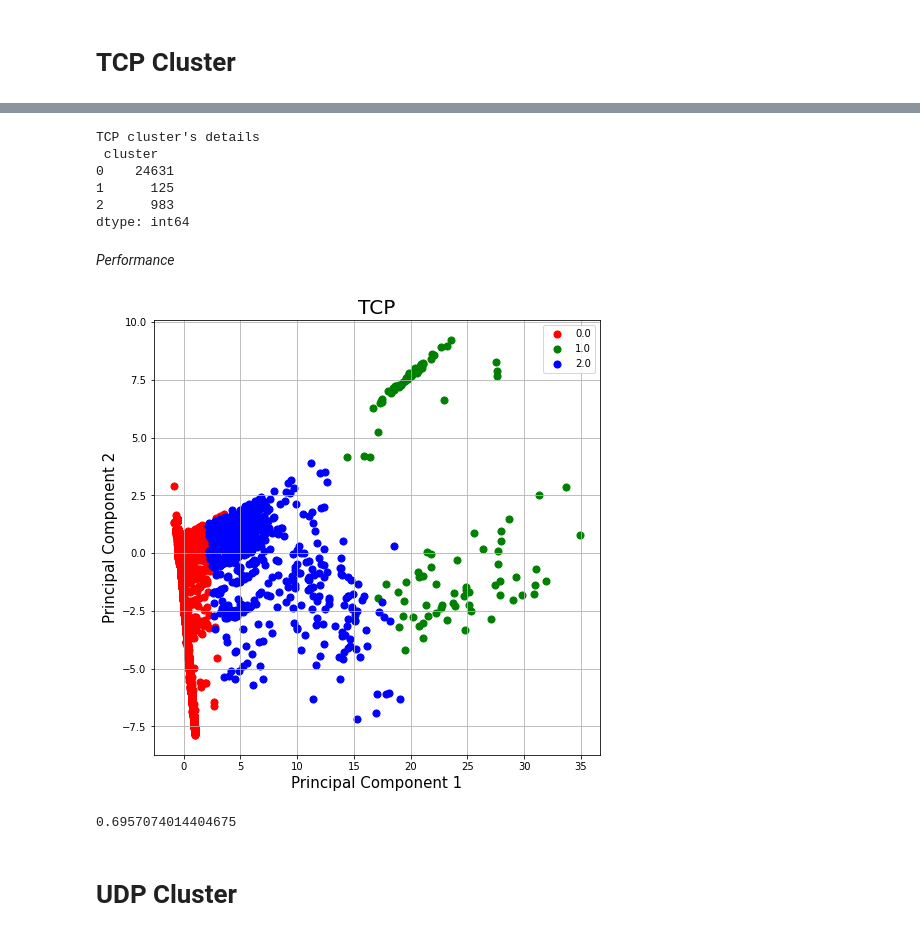
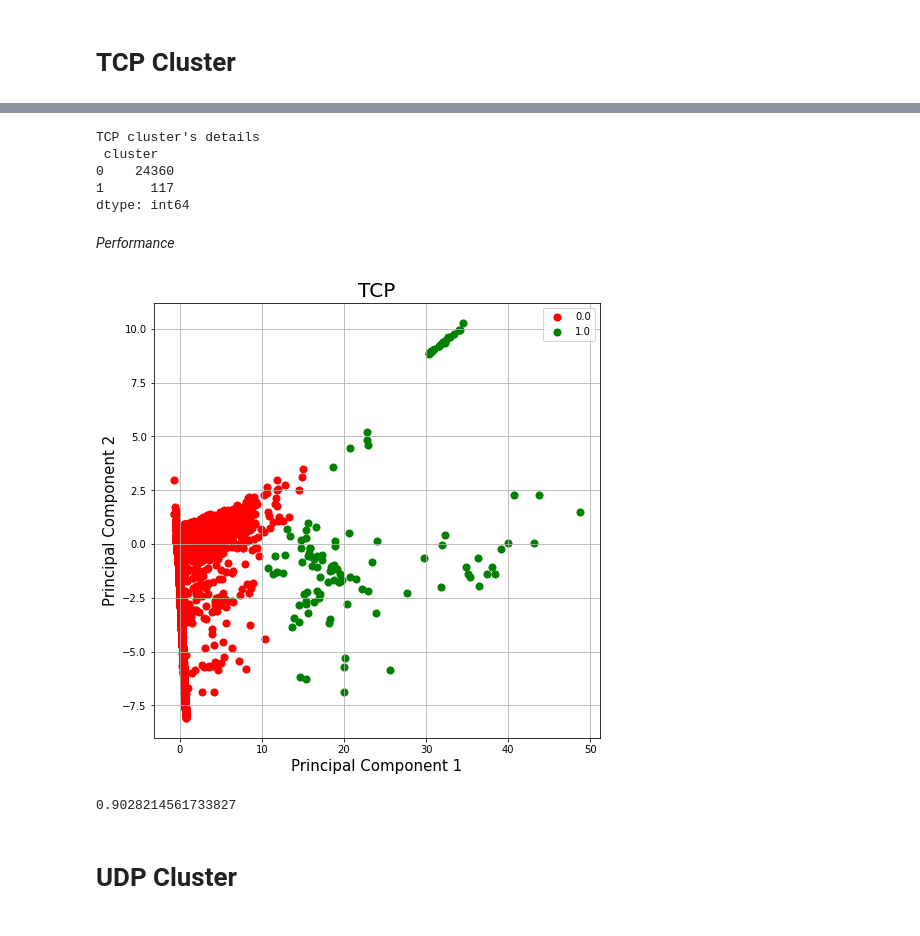
Before and after one commit to CyberSecLabBS/Honeypot_analysis, a Jupyter notebook: 3a_Progetto_Sicurezza_informatica_KMEANS.ipynb, the cells around one changed output, grey strips where cells are left out. Cells and saved outputs as stored; diff of their text form; code cells hidden in the pictures.

```diff
--- a/3a_Progetto_Sicurezza_informatica_KMEANS.ipynb
+++ b/3a_Progetto_Sicurezza_informatica_KMEANS.ipynb
@@ -71,6 +71,7 @@ def choose_window(proto):
 
   return window_chosen
 
+
 #read data
 def read_data(fname):
   stream = os.popen("find . -name '%s'" % fname)
@@ -80,12 +81,19 @@ def read_data(fname):
   return data_original
 
 
+#set optimal cluster parameters
+class Cluster_parameters:
+    def __init__(self, num_cluster=3):
+        self.num_cluster = num_cluster
+
+
 #display created clusters
-def print_clusters(df, num_cluster=10, title=''):
+def print_clusters(df, labels, num_cluster=10, title=''):
   pca = PCA(n_components=2)
   principalComponents = pca.fit_transform(df)
   principalDf = pd.DataFrame(data = principalComponents, columns = ['principal component 1', 'principal component 2'])
-  final_df = pd.concat([principalDf, df[['cluster']]], axis = 1)
+  labels_df = pd.DataFrame(labels, columns=['cluster'])
+  final_df = pd.concat([principalDf, labels_df[['cluster']]], axis = 1)
   final_df.dropna(inplace=True)
   fig = plt.figure(figsize = (8,8))
   ax = fig.add_subplot(1,1,1)
@@ -108,28 +116,22 @@ def print_clusters(df, num_cluster=10, title=''):
   ax.grid()
 
 
-def cluster(df, features, _n_clusters=4):
+# calculate clusters
+def cluster(df, features, _n_clusters=3):
   #rescaling dataset and setting feature
   df_rescaled = pd.DataFrame(StandardScaler().fit_transform(df), columns=df.columns)
 
-  #clusters creation with BIRCH
-  kmeans = KMeans(_n_clusters)
+  #clusters creation with k-means
+  kmeans = KMeans(n_clusters=_n_clusters)
 
   labels = kmeans.fit_predict(df_rescaled[features])
   #label assignment
   df_rescaled['cluster'] = labels
-  df['cluster'] = labels
 
   #calculate clusters' size
   detail = df_rescaled.groupby(['cluster']).size()
 
-  return df_rescaled, labels, detail, df
-
-
-#set optimal cluster parameters
-class Cluster_parameters:
-    def __init__(self, num_cluster):
-        self.num_cluster = num_cluster
+  return df_rescaled, labels, detail
 # %% [markdown]
 # TCP Cluster
 # %%
@@ -161,40 +163,37 @@ tcp_parameters[180]=Cluster_parameters(2) #1°
 tcp_parameters[600]=Cluster_parameters(2) #2°
 # %%
 #features for clustering
-features=[feature10,feature11,feature12,feature13,feature14,feature15,feature16,feature17,feature18,feature19,feature20,feature21]
+tcp_features=[feature10,feature11,feature12,feature13,feature14,feature15,feature16,feature17,feature18,feature19,feature20,feature21]
 
 if tcp_window in tcp_parameters.keys():
   actual_param=tcp_parameters[tcp_window]
-  rescaled_data_tcp_rm, tcp_labels, detail, artificial_tcp=cluster(data_tcp_rm, features, actual_param.num_cluster)
+  rescaled_data_tcp_rm, tcp_labels, detail=cluster(data_tcp_rm, tcp_features, actual_param.num_cluster)
 else:
   print("There are no algorithm optimizations for this time window. Default parameters are used")
-  rescaled_data_tcp_rm, tcp_labels, detail=cluster(data_tcp_rm, features)
+  rescaled_data_tcp_rm, tcp_labels, detail=cluster(data_tcp_rm, tcp_features)
 
 print("TCP cluster's details\n", detail)
 # %% [output]
 TCP cluster's details
  cluster
-0    24631
-1      125
-2      983
+0    24360
+1      117
 dtype: int64
 # %% [markdown]
 
 *Performance*
 # %%
-#remove not used data for clustering
-rescaled_data_tcp_rm.drop([feature1,feature2,feature3,feature4,feature5,feature6,feature7,feature9], axis = 1,inplace=True)
-
+#print clusters
 if tcp_window in tcp_parameters.keys():
   actual_param=tcp_parameters[tcp_window]
-  print_clusters(rescaled_data_tcp_rm, actual_param.num_cluster, "TCP")
+  print_clusters(rescaled_data_tcp_rm[tcp_features], tcp_labels, actual_param.num_cluster, "TCP")
 else:
   print("There are no algorithm optimizations for this time window. Default parameters are used")
-  print_clusters(rescaled_data_tcp_rm)
+  print_clusters(rescaled_data_tcp_rm[tcp_features], tcp_labels)
 # %% [output]
-[figure, old version]
+[figure, new version]
 # %%
-score_tcp = silhouette_score(rescaled_data_tcp_rm,rescaled_data_tcp_rm['cluster'])
+score_tcp = silhouette_score(rescaled_data_tcp_rm[tcp_features],tcp_labels)
 print(score_tcp)
 # %% [output]
-0.6957074014404675
+0.9028214561733827
```
Also changed, not shown: parts of 33 cells of this notebook, 3 other files.
